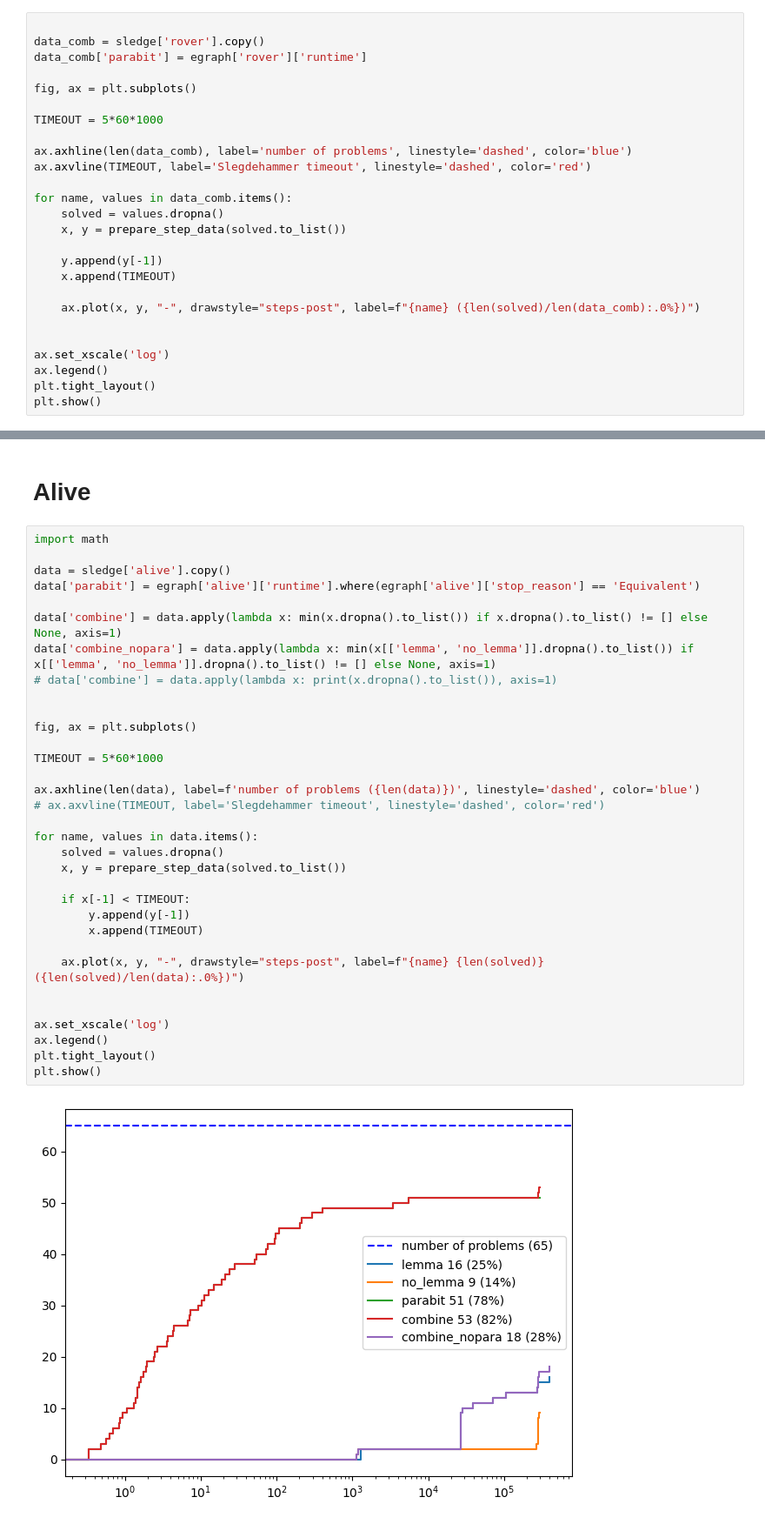
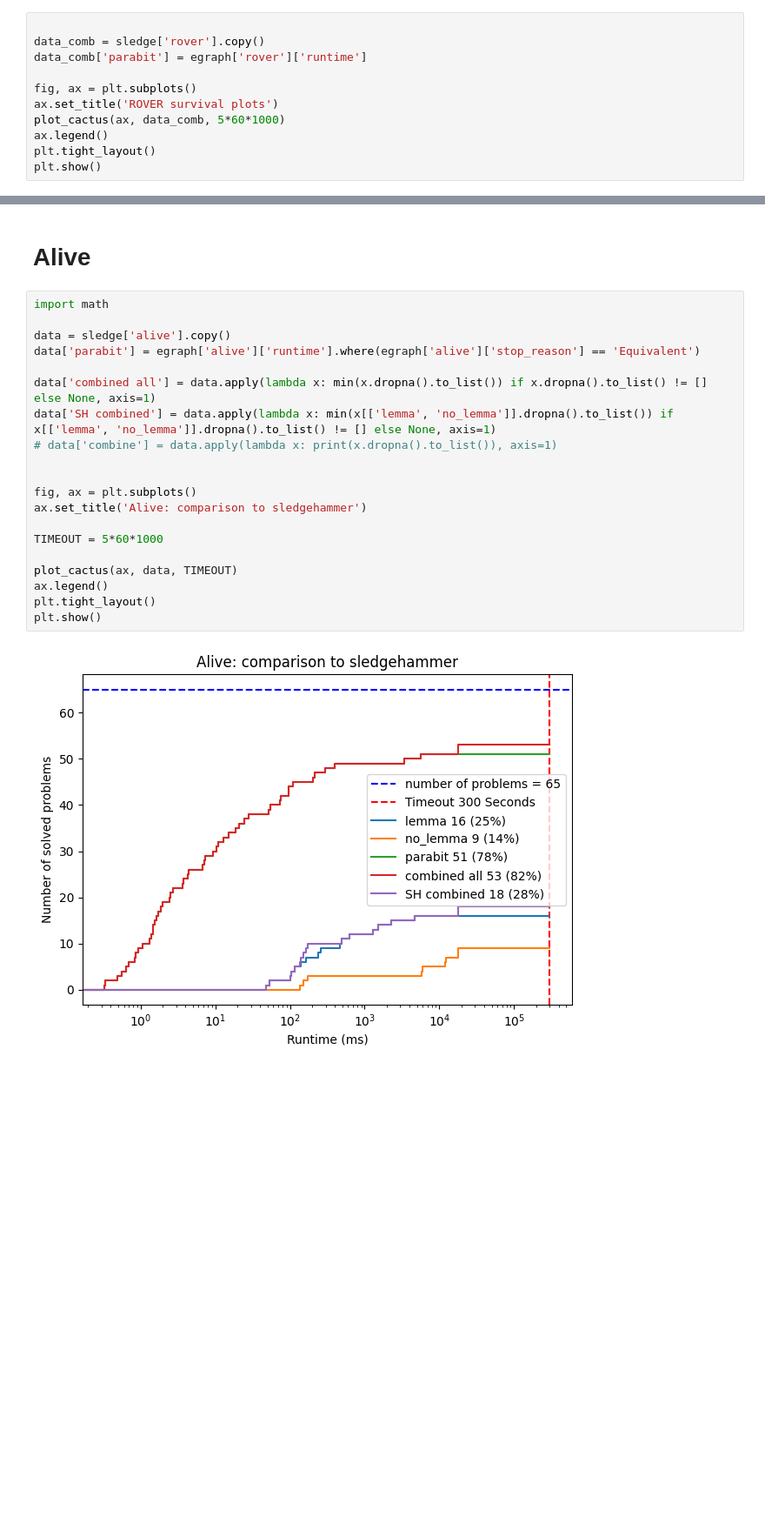
Before and after one commit to luigirinaldi/fyp, a Jupyter notebook: gen_graphs/scripts/graphing/eval_graphs.ipynb, the cells around one changed output, grey strips where cells are left out. Shown at 87% size. Cells and saved outputs as stored; diff of their text form; blank space fills up the shorter version.

```diff
--- a/gen_graphs/scripts/graphing/eval_graphs.ipynb
+++ b/gen_graphs/scripts/graphing/eval_graphs.ipynb
@@ -83,23 +175,8 @@ data_comb = sledge['rover'].copy()
 data_comb['parabit'] = egraph['rover']['runtime']
 
 fig, ax = plt.subplots()
-
-TIMEOUT = 5*60*1000
-
-ax.axhline(len(data_comb), label='number of problems', linestyle='dashed', color='blue')
-ax.axvline(TIMEOUT, label='Slegdehammer timeout', linestyle='dashed', color='red')
-
-for name, values in data_comb.items():
-    solved = values.dropna()
-    x, y = prepare_step_data(solved.to_list())
-
-    y.append(y[-1])
-    x.append(TIMEOUT)
-
-    ax.plot(x, y, "-", drawstyle="steps-post", label=f"{name} ({len(solved)/len(data_comb):.0%})")
-
-
-ax.set_xscale('log')
+ax.set_title('ROVER survival plots')
+plot_cactus(ax, data_comb, 5*60*1000)
 ax.legend()
 plt.tight_layout()
 plt.show()
@@ -110,35 +187,22 @@ plt.show()
 # %%
 import math
 
 data = sledge['alive'].copy()
 data['parabit'] = egraph['alive']['runtime'].where(egraph['alive']['stop_reason'] == 'Equivalent')
 
-data['combine'] = data.apply(lambda x: min(x.dropna().to_list()) if x.dropna().to_list() != [] else None, axis=1)
-data['combine_nopara'] = data.apply(lambda x: min(x[['lemma', 'no_lemma']].dropna().to_list()) if x[['lemma', 'no_lemma']].dropna().to_list() != [] else None, axis=1)
+data['combined all'] = data.apply(lambda x: min(x.dropna().to_list()) if x.dropna().to_list() != [] else None, axis=1)
+data['SH combined'] = data.apply(lambda x: min(x[['lemma', 'no_lemma']].dropna().to_list()) if x[['lemma', 'no_lemma']].dropna().to_list() != [] else None, axis=1)
 # data['combine'] = data.apply(lambda x: print(x.dropna().to_list()), axis=1)
 
 
 fig, ax = plt.subplots()
+ax.set_title('Alive: comparison to sledgehammer')
 
 TIMEOUT = 5*60*1000
 
-ax.axhline(len(data), label=f'number of problems ({len(data)})', linestyle='dashed', color='blue')
-# ax.axvline(TIMEOUT, label='Slegdehammer timeout', linestyle='dashed', color='red')
-
-for name, values in data.items():
-    solved = values.dropna()
-    x, y = prepare_step_data(solved.to_list())
-
-    if x[-1] < TIMEOUT:
-        y.append(y[-1])
-        x.append(TIMEOUT)
-
-    ax.plot(x, y, "-", drawstyle="steps-post", label=f"{name} {len(solved)} ({len(solved)/len(data):.0%})")
-
-
-ax.set_xscale('log')
+plot_cactus(ax, data, TIMEOUT)
 ax.legend()
 plt.tight_layout()
 plt.show()
 # %% [output]
-[figure, old version]
+[figure, new version]
```
Also changed, not shown: parts of 9 cells of this notebook, 1 other file.
